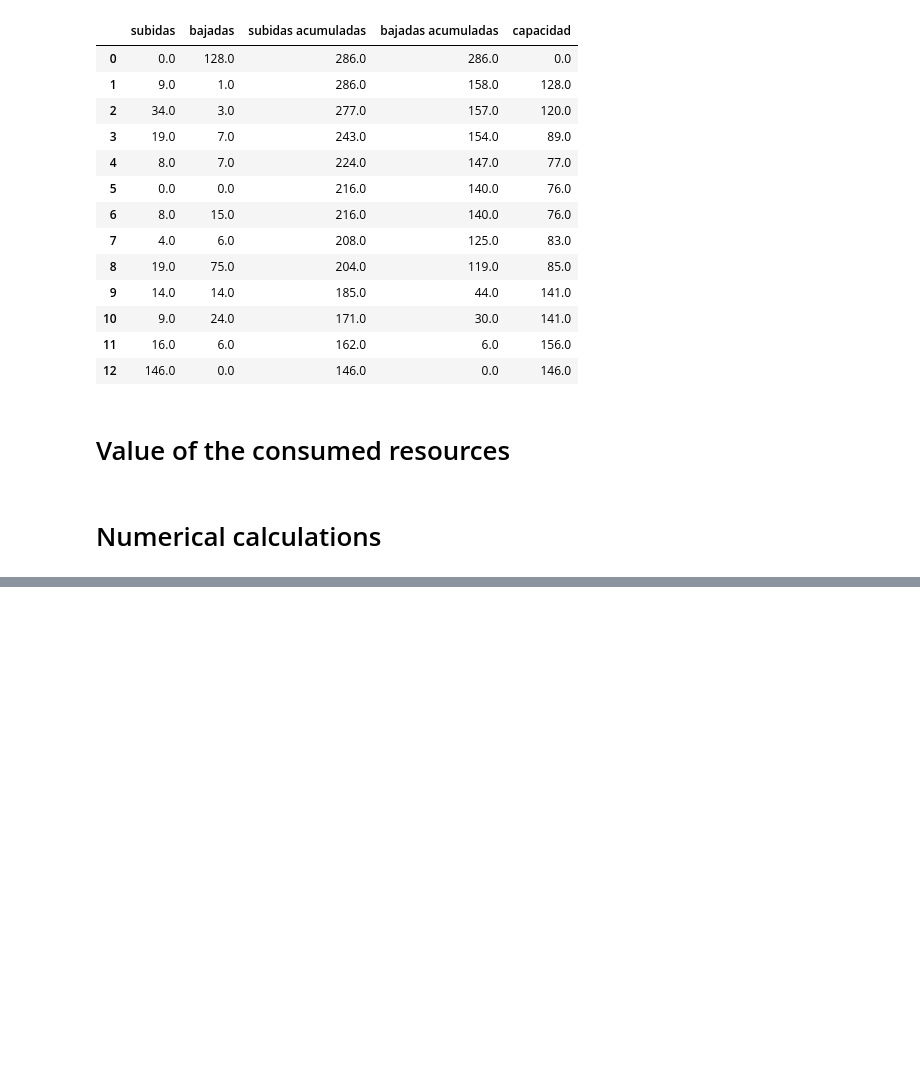
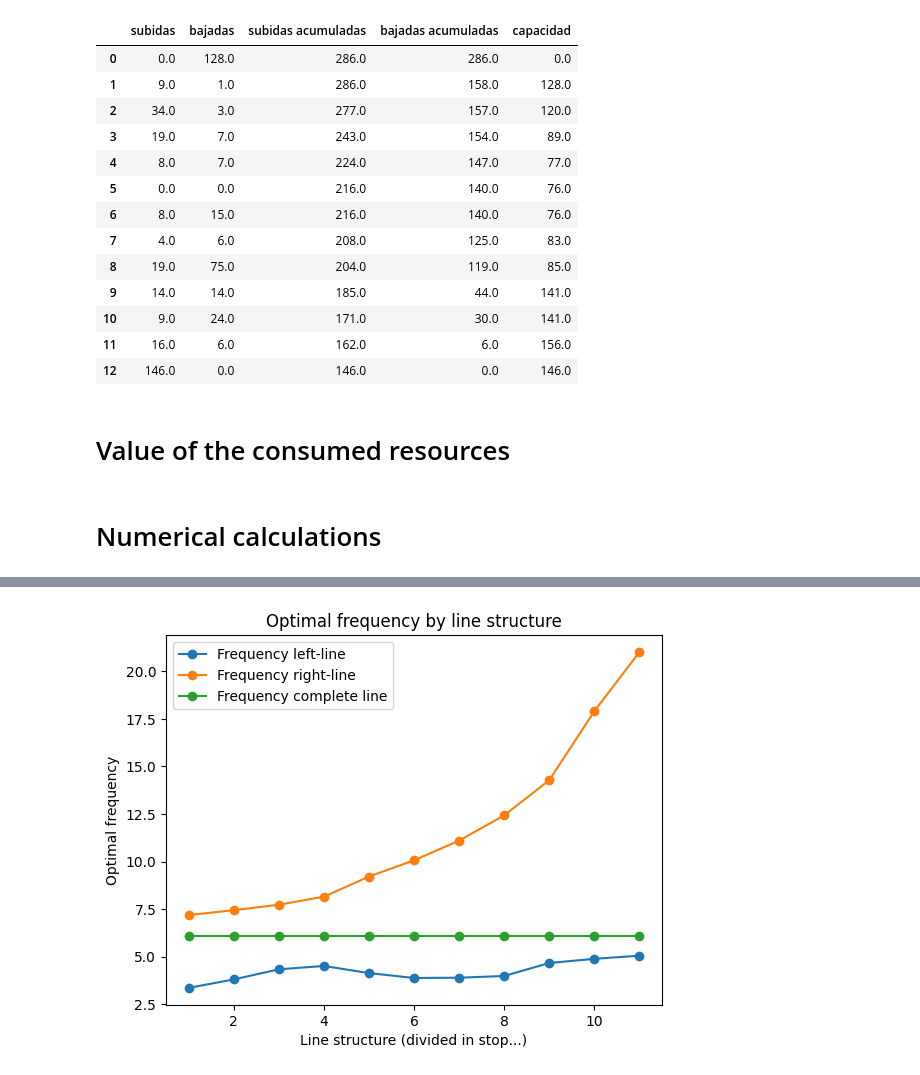
Before and after one commit to valeegomex/Genetic-algorithm-parametric-city, a Jupyter notebook: paper1_numericalExamples/Canberra/Data Analisys.ipynb, the cells around one changed output, grey strips where cells are left out. Cells and saved outputs as stored; diff of their text form; code cells hidden in the pictures; blank space fills up the shorter version.

```diff
--- a/paper1_numericalExamples/Canberra/Data Analisys.ipynb
+++ b/paper1_numericalExamples/Canberra/Data Analisys.ipynb
@@ -803,0 +858,18 @@ np.float64(23.856737268518515)
+# %%
+x = [i for i in range(1, len(demand.index)-1)]
+freq_optimal_divisions_left = [f[0] for f in freq_optimal_divisions]
+freq_optimal_divisions_right = [f[1] for f in freq_optimal_divisions]
+
+fig, ax = plt.subplots()
+ax.plot(x, freq_optimal_divisions_left, marker='o', label='Frequency left-line')
+ax.plot(x, freq_optimal_divisions_right, marker='o', label='Frequency right-line')
+ax.plot(x, [freq_optimal_complete]*len(x), marker='o', label='Frequency complete line')
+
+ax.set_xlabel('Line structure (divided in stop...)')
+ax.set_ylabel('Optimal frequency')
+ax.legend()
+
+plt.title('Optimal frequency by line structure')
+plt.show()
+# %% [output]
+[figure, added]
```
Also changed, not shown: parts of 15 cells of this notebook.
